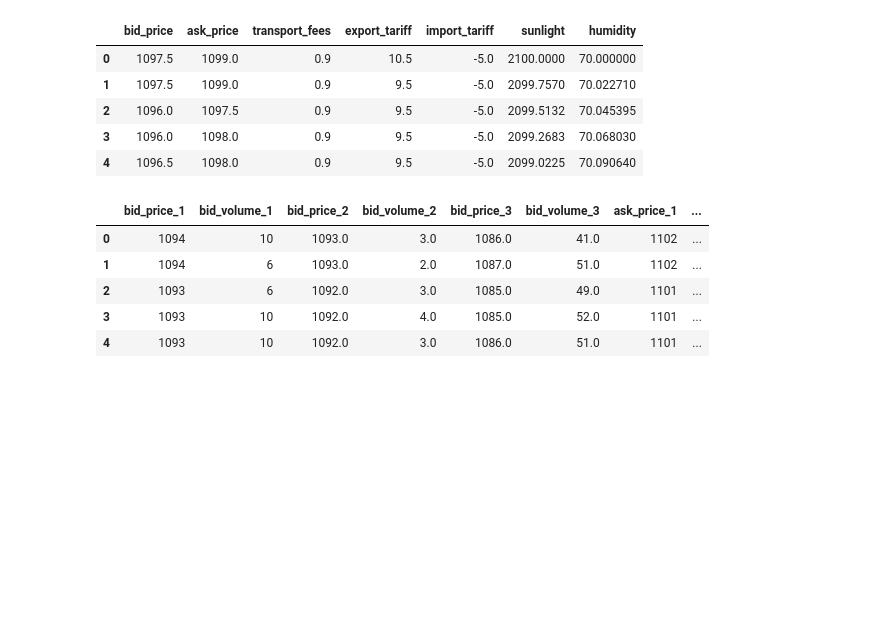
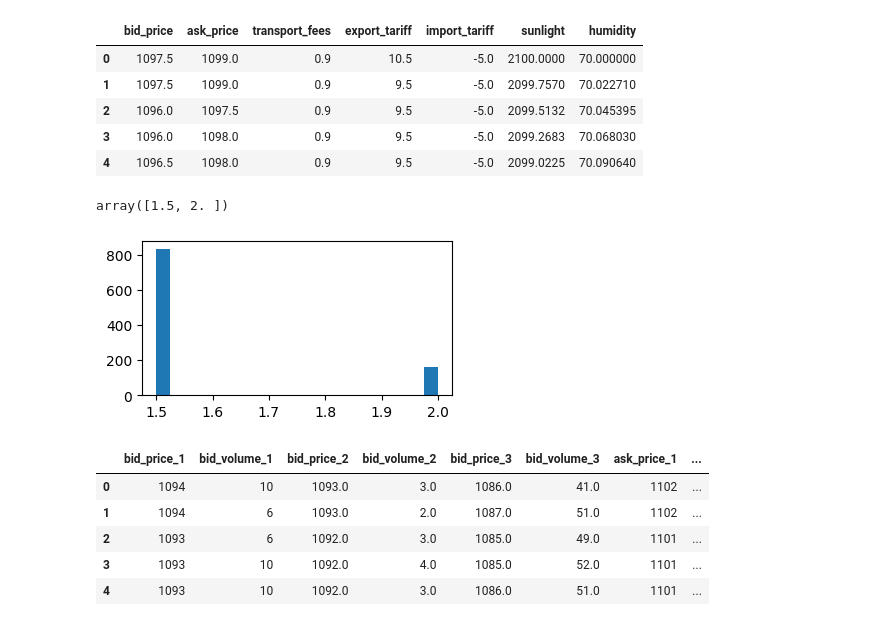
Before and after one commit to aemilani/imc-prosperity-2, a Jupyter notebook: round_2_algo.ipynb, the cells around one changed output. Drawn from its saved outputs; the diff is of its cells as text; code cells hidden in the pictures; blank space fills up the shorter version.

```diff
--- a/round_2_algo.ipynb
+++ b/round_2_algo.ipynb
@@ -27,6 +44,16 @@ south_data.head()
 | 2 | 1096.0 | 1097.5 | 0.9 | 9.5 | -5.0 | 2099.5132 | 70.045395 |
 | 3 | 1096.0 | 1098.0 | 0.9 | 9.5 | -5.0 | 2099.2683 | 70.068030 |
 | 4 | 1096.5 | 1098.0 | 0.9 | 9.5 | -5.0 | 2099.0225 | 70.090640 |
+# %%
+(south_data['ask_price'] - south_data['bid_price']).unique()
+# %% [output]
+array([1.5, 2. ])
+# %%
+plt.figure(figsize=(4, 2))
+plt.hist(south_data['ask_price'] - south_data['bid_price'], bins=20)
+plt.show()
+# %% [output]
+[figure, added]
 # %%
 north_data = activities[activities['product'] == 'ORCHIDS'].drop(columns=['day', 'product', 'profit_and_loss', 'timestamp']).reset_index(drop=True)
 north_data.head()
```
Also changed, not shown: parts of 149 cells of this notebook, 8 other files.
